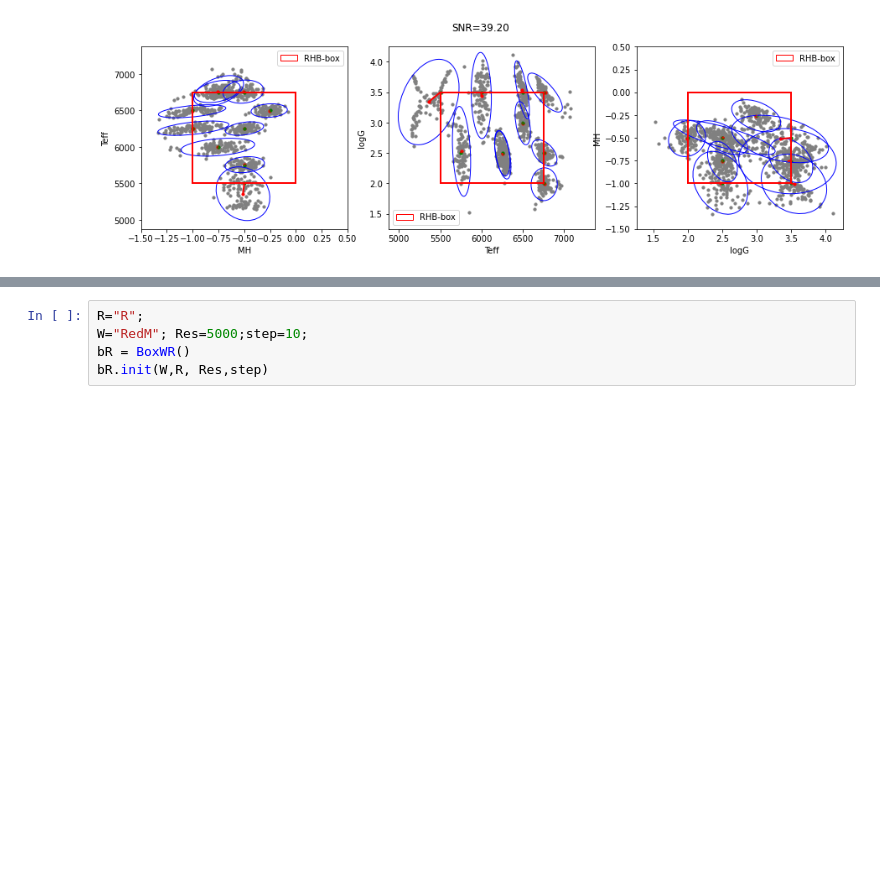
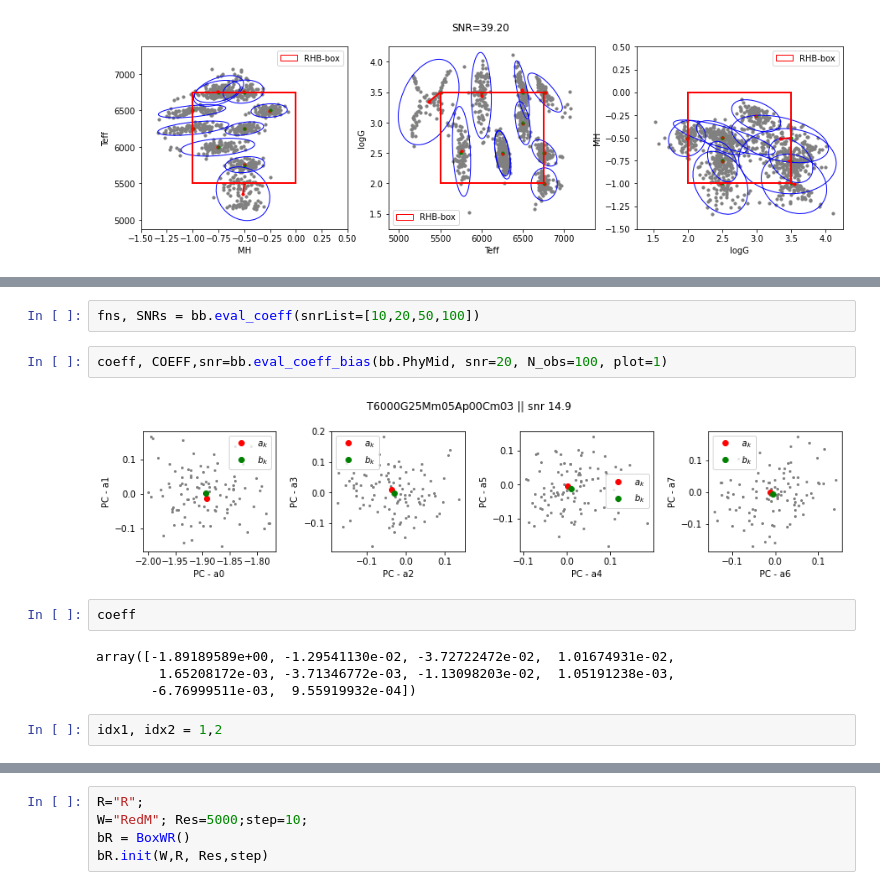
Before and after one commit to ViskaWei/PIML_v0, a Jupyter notebook: nb/rbf_on_pca.ipynb, the cells around one changed output, grey strips where cells are left out. Cells and saved outputs as stored; diff of their text form; blank space fills up the shorter version.

```diff
--- a/nb/rbf_on_pca.ipynb
+++ b/nb/rbf_on_pca.ipynb
@@ -74,0 +86,14 @@ array([-1.89189589e+00, -1.29541130e-02, -3.72722472e-02,  1.01674931e-02,
+# %%
+fns, SNRs = bb.eval_coeff(snrList=[10,20,50,100])
+# %%
+coeff, COEFF,snr=bb.eval_coeff_bias(bb.PhyMid, snr=20, N_obs=100, plot=1)
+# %% [output]
+[figure, added]
+# %%
+coeff
+# %% [output]
+array([-1.89189589e+00, -1.29541130e-02, -3.72722472e-02,  1.01674931e-02,
+        1.65208172e-03, -3.71346772e-03, -1.13098203e-02,  1.05191238e-03,
+       -6.76999511e-03,  9.55919932e-04])
+# %%
+idx1, idx2 = 1,2
```
Also changed, not shown: parts of 7 cells of this notebook, 2 other files.
